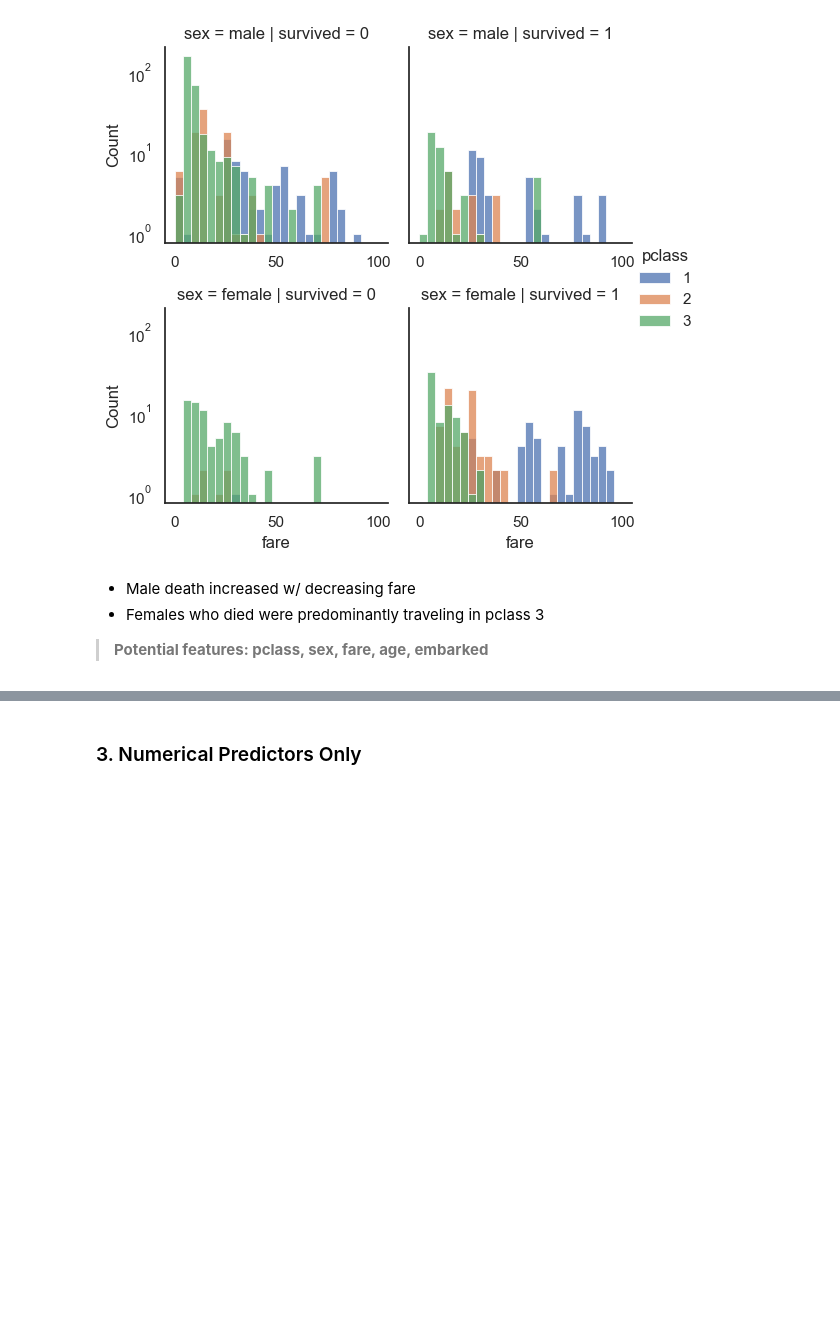
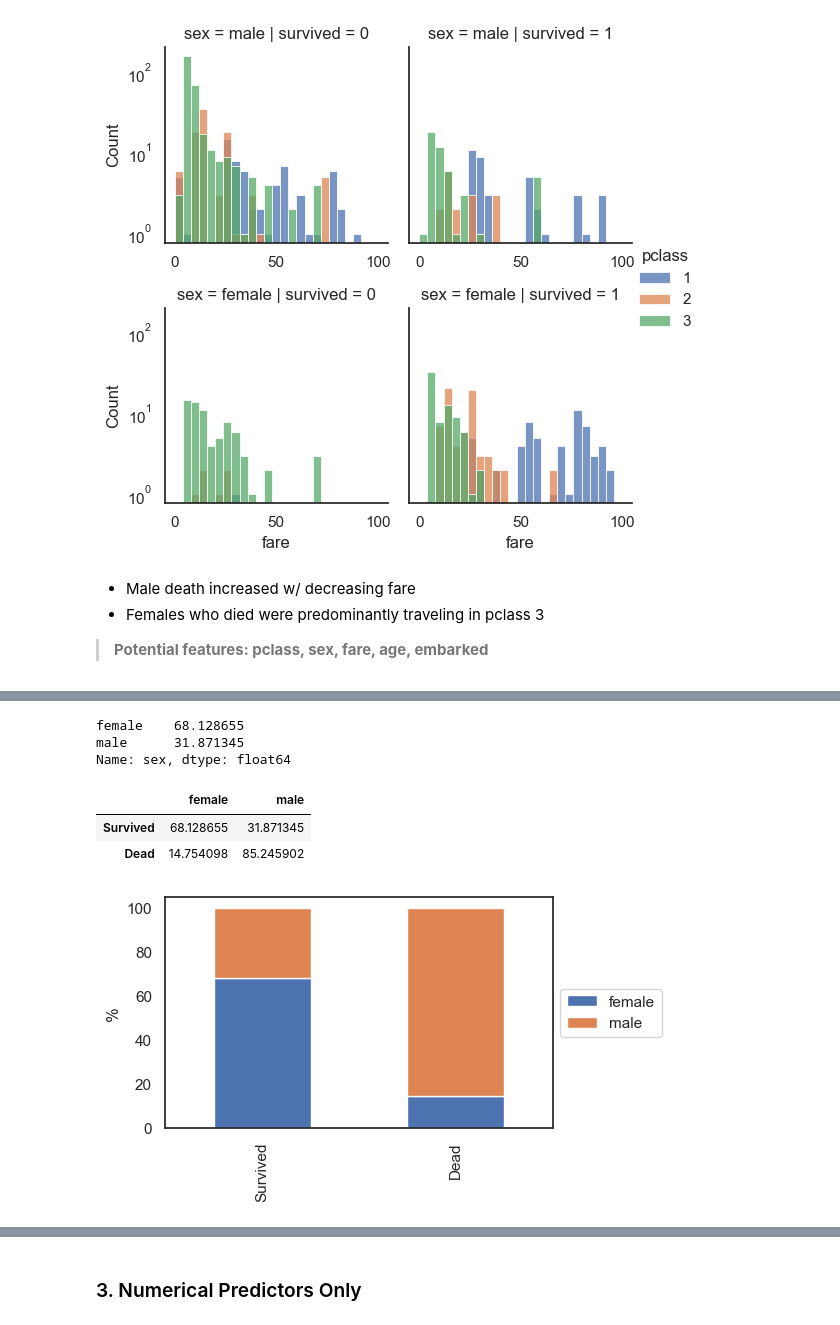
Before and after one commit to stolltho/iod_repo, a Jupyter notebook: Module 5/Labs 5/IOD_Lab 5.1.ipynb, the cells around one changed output, grey strips where cells are left out. Saved outputs shown, nothing was run; the diff lists cells and outputs as text; code cells hidden in the pictures; blank space fills up the shorter version.

```diff
--- a/Module 5/Labs 5/IOD_Lab 5.1.ipynb
+++ b/Module 5/Labs 5/IOD_Lab 5.1.ipynb
@@ -216,0 +231,9 @@ g.add_legend();
+# %%
+def bar_chart(train, feature):
+    survived = train[train['survived']==1][feature].value_counts(normalize=True)*100
+    dead = train[train['survived']==0][feature].value_counts(normalize=True)*100
+    df = pd.DataFrame([survived, dead])
+    df.index = ['Survived', 'Dead']
+    df.plot(kind='bar', stacked=True, figsize=(5,3))
+    plt.ylabel('%')
+    plt.legend(loc='center left', bbox_to_anchor=(1, 0.5))
@@ -216,0 +245,13 @@ g.add_legend();
+# %%
+# Survival percentage by sex
+survived
+# %% [output]
+female    68.128655
+male      31.871345
+Name: sex, dtype: float64
+# %%
+df
+# %% [output]
+|  | female | male |
+| Survived | 68.128655 | 31.871345 |
+| Dead | 14.754098 | 85.245902 |
@@ -216,0 +264,5 @@ g.add_legend();
+# %%
+# Sex
+bar_chart(titanic, 'sex')
+# %% [output]
+[figure, added]
```
Also changed, not shown: parts of 68 cells of this notebook, 1 other file.
